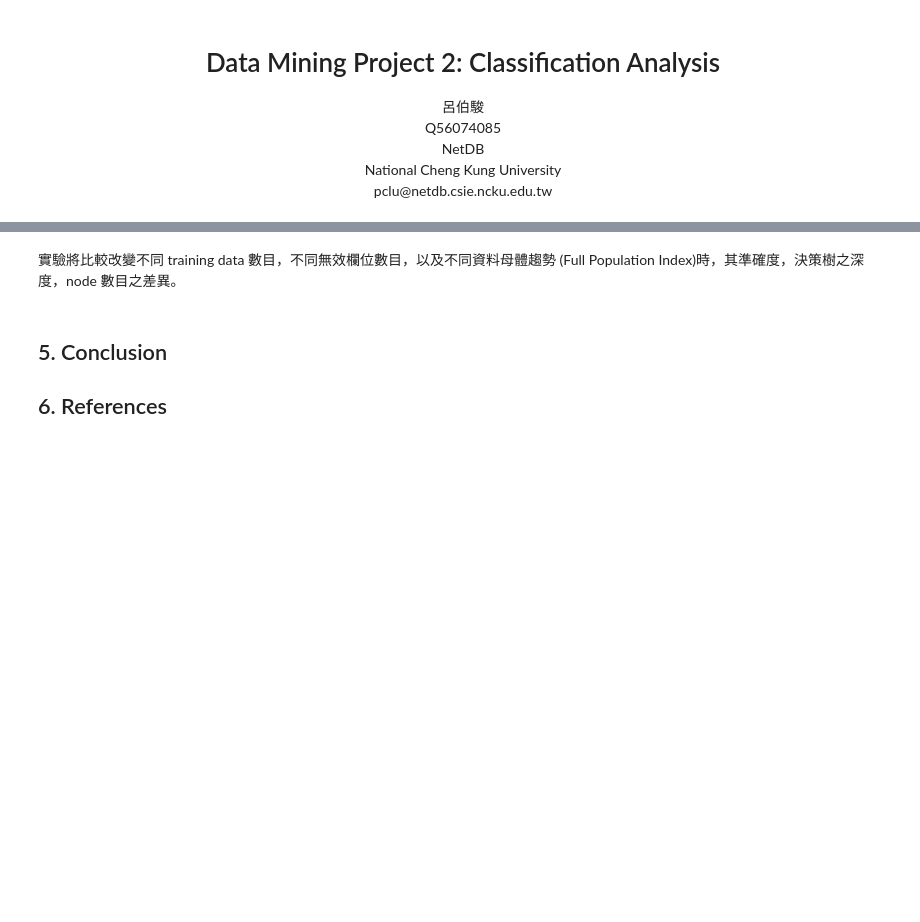
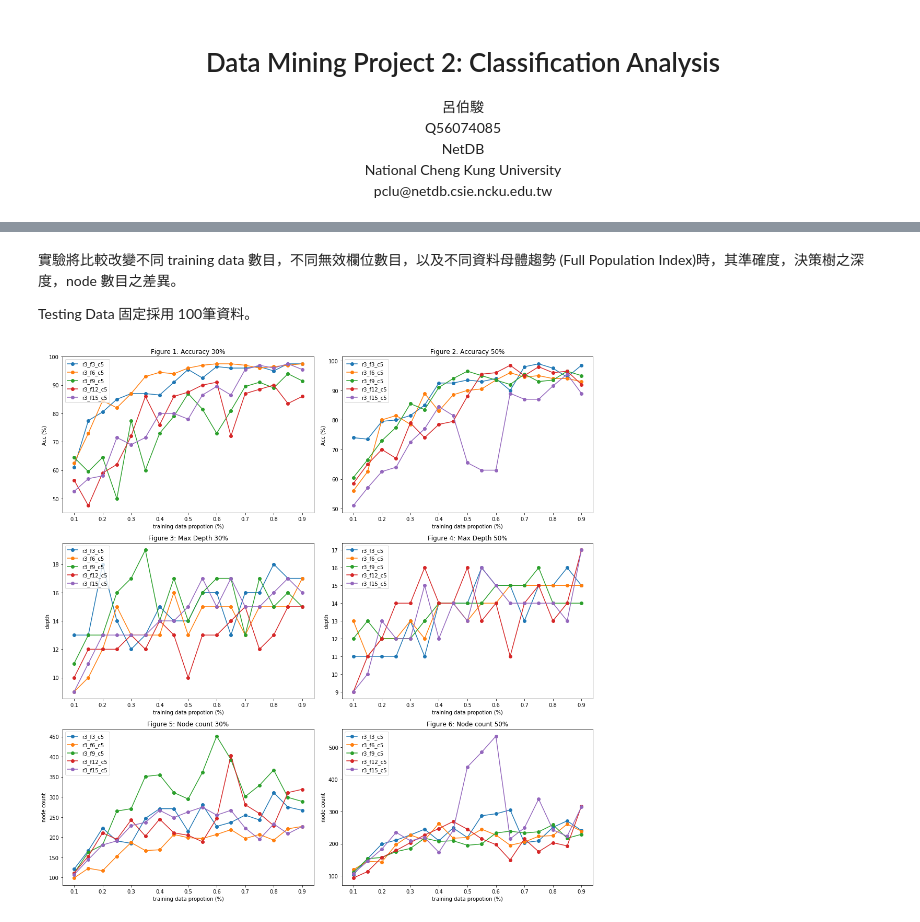
Before and after one commit to Sirius207/Classification-Analysis, a Jupyter notebook: Report.ipynb, the cells around one changed output, grey strips where cells are left out. Drawn from its saved outputs; the diff is of its cells as text; code cells hidden in the pictures; blank space fills up the shorter version.

Commit message:
update report chart

```diff
--- a/Report.ipynb
+++ b/Report.ipynb
@@ -104,3 +111,5 @@ data.head()
 ## 4. Analysis
 # %% [markdown]
 實驗將比較改變不同 training data 數目，不同無效欄位數目，以及不同資料母體趨勢 (Full Population Index)時，其準確度，決策樹之深度，node 數目之差異。
+
+Testing Data 固定採用 100筆資料。
@@ -118,6 +116,51 @@ node_100 = pd.read_csv('data/100/node.csv')
-# %% [markdown]
-## 5. Conclusion
-
-
-
-## 6. References
+# %%
+%matplotlib inline
+import matplotlib.pyplot as plt
+
+acc_30 = pd.read_csv('data/30/acc.csv')
+depth_30 = pd.read_csv('data/30/depth.csv')
+node_30 = pd.read_csv('data/30/node.csv')
+
+acc_50 = pd.read_csv('data/50/acc.csv')
+depth_50 = pd.read_csv('data/50/depth.csv')
+node_50 = pd.read_csv('data/50/node.csv')
+
+
+plt.figure(figsize=(15, 15))
+
+
+def plot_data(index, data, y_label, title):
+
+
+    plt.subplot(index)
+    x = [0.1,0.15,0.2,0.25,0.3,0.35,0.4,0.45,0.5,0.55,0.6,0.65,0.7,0.75,0.8,0.85,0.9]
+    y_1 = data.values[0][1:]
+    y_2 = data.values[1][1:]
+    y_3 = data.values[2][1:]
+    y_4 = data.values[3][1:]
+    y_5 = data.values[4][1:]
+
+    plt.plot(x, y_1, 'o-')
+    plt.plot(x, y_2, 'o-')
+    plt.plot(x, y_3, 'o-')
+    plt.plot(x, y_4, 'o-')
+    plt.plot(x, y_5, 'o-')
+    plt.xlabel('training data propotion (%)')
+    plt.ylabel(y_label)
+    plt.legend(["r3_f3_c5", "r3_f6_c5", "r3_f9_c5", "r3_f12_c5", "r3_f15_c5"], loc=2);
+    plt.title(title);
+
+
+plot_data(321, acc_30, 'Acc (%)', 'Figure 1: Accuracy 30%')
+plot_data(322, acc_50, 'Acc (%)', 'Figure 2: Accuracy 50%')
+
+plot_data(323, depth_30, 'depth', 'Figure 3: Max Depth 30%')
+plot_data(324, depth_50, 'depth', 'Figure 4: Max Depth 50%')
+
+plot_data(325, node_30, 'node count', 'Figure 5: Node count 30%')
+plot_data(326, node_50, 'node count', 'Figure 6: Node count 50%')
+
+plt.tight_layout()
+plt.show()
+# %% [output]
+[figure, added]
```
Also changed, not shown: parts of 8 cells of this notebook.
